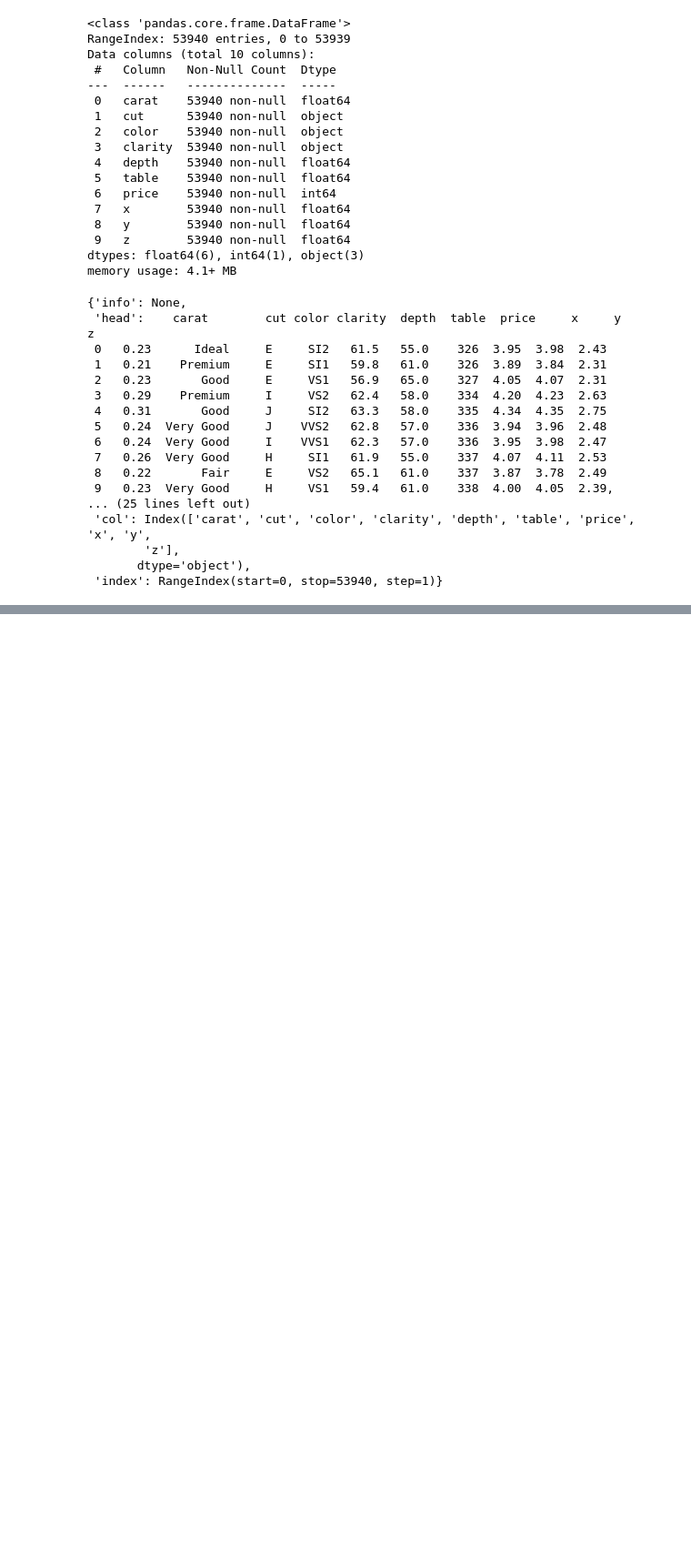
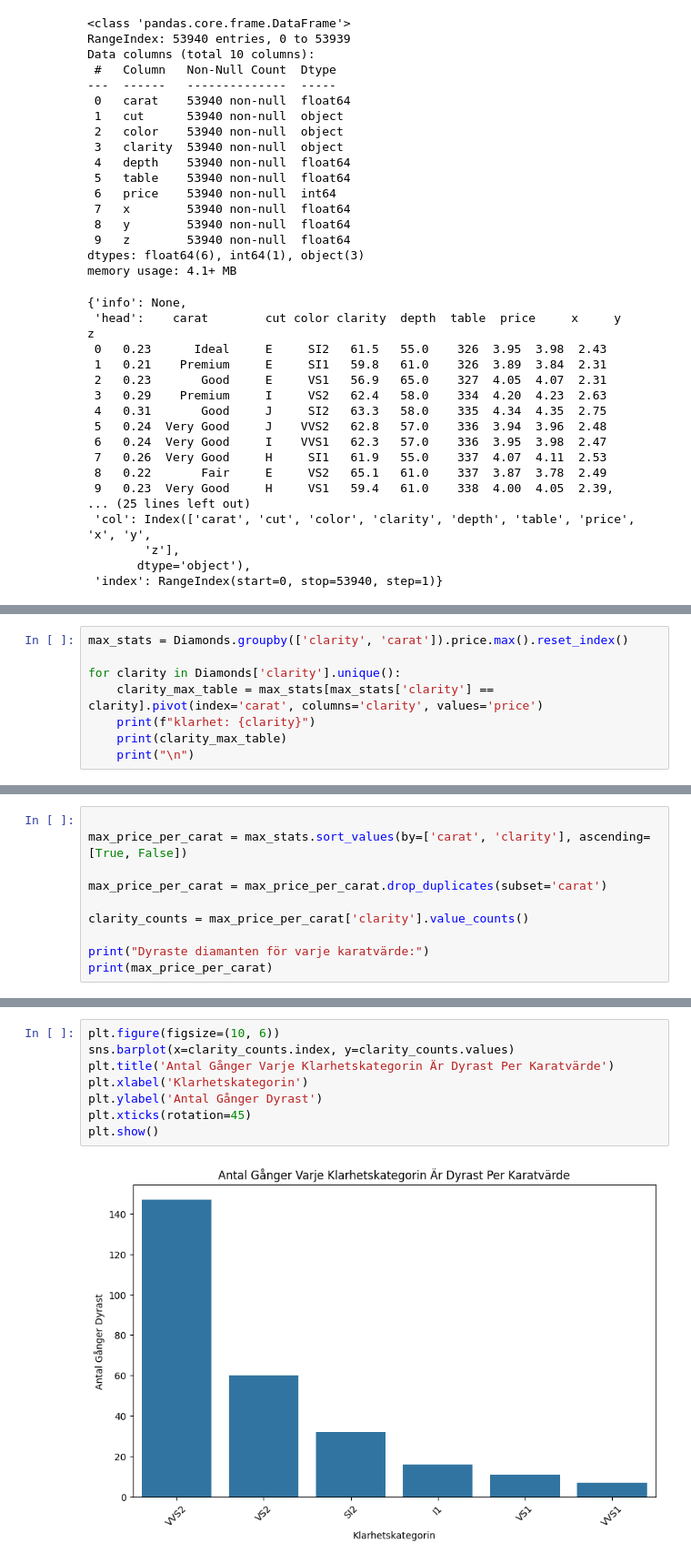
Before and after one commit to Kevinthulin/Statistik_2024, a Jupyter notebook: Statistik.ipynb, the cells around one changed output, grey strips where cells are left out. Shown: that part at 91% size. Cells and saved outputs as stored; diff of their text form; blank space fills up the shorter version.

```diff
--- a/Statistik.ipynb
+++ b/Statistik.ipynb
@@ -63,0 +136,8 @@ Passing `palette` without assigning `hue` is deprecated and will be removed in v
+# %%
+max_stats = Diamonds.groupby(['clarity', 'carat']).price.max().reset_index()
+
+for clarity in Diamonds['clarity'].unique():
+    clarity_max_table = max_stats[max_stats['clarity'] == clarity].pivot(index='carat', columns='clarity', values='price')
+    print(f"klarhet: {clarity}")
+    print(clarity_max_table)
+    print("\n")
@@ -63,0 +162,10 @@ Passing `palette` without assigning `hue` is deprecated and will be removed in v
+# %%
+
+max_price_per_carat = max_stats.sort_values(by=['carat', 'clarity'], ascending=[True, False])
+
+max_price_per_carat = max_price_per_carat.drop_duplicates(subset='carat')
+
+clarity_counts = max_price_per_carat['clarity'].value_counts()
+
+print("Dyraste diamanten för varje karatvärde:")
+print(max_price_per_carat)
@@ -63,0 +188,10 @@ Passing `palette` without assigning `hue` is deprecated and will be removed in v
+# %%
+plt.figure(figsize=(10, 6))
+sns.barplot(x=clarity_counts.index, y=clarity_counts.values)
+plt.title('Antal Gånger Varje Klarhetskategorin Är Dyrast Per Karatvärde')
+plt.xlabel('Klarhetskategorin')
+plt.ylabel('Antal Gånger Dyrast')
+plt.xticks(rotation=45)
+plt.show()
+# %% [output]
+[figure, added]
```
Also changed, not shown: parts of 15 cells of this notebook.
